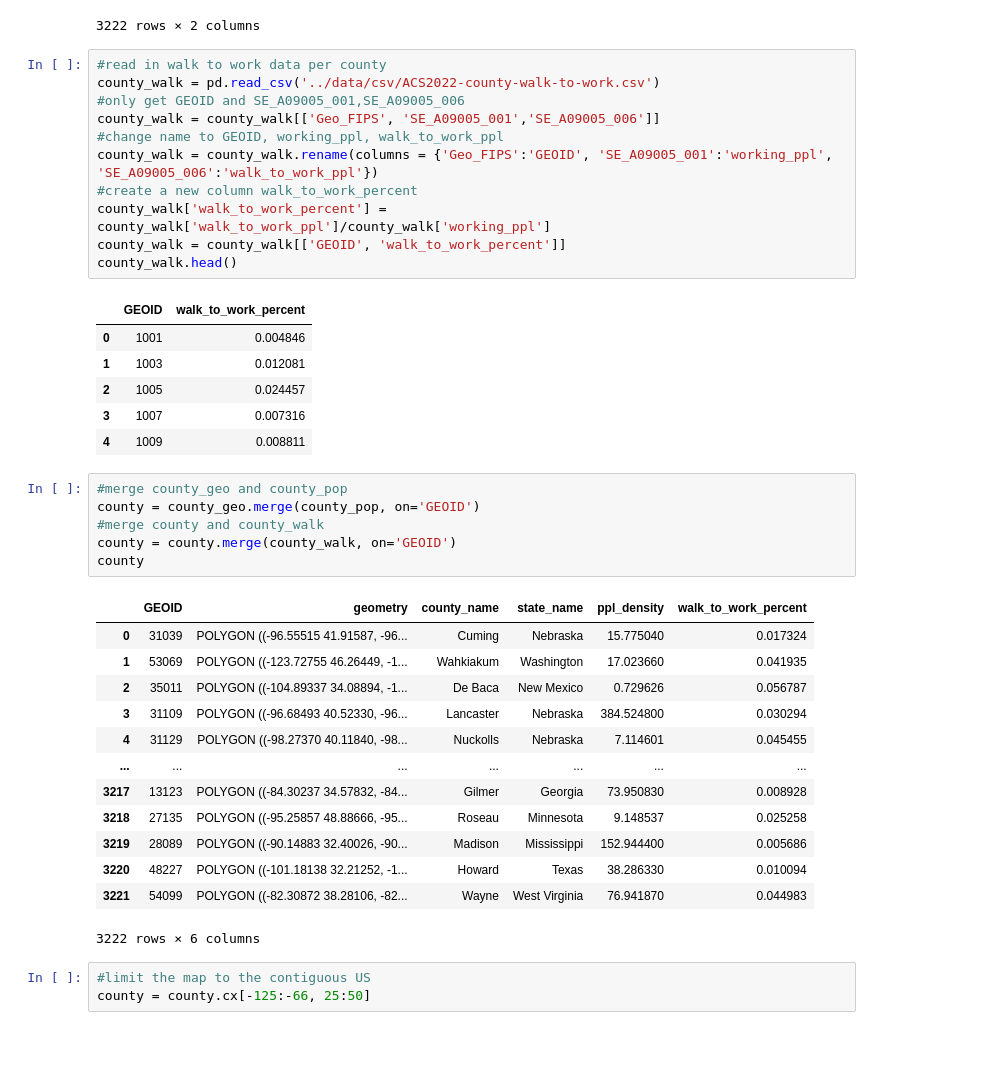
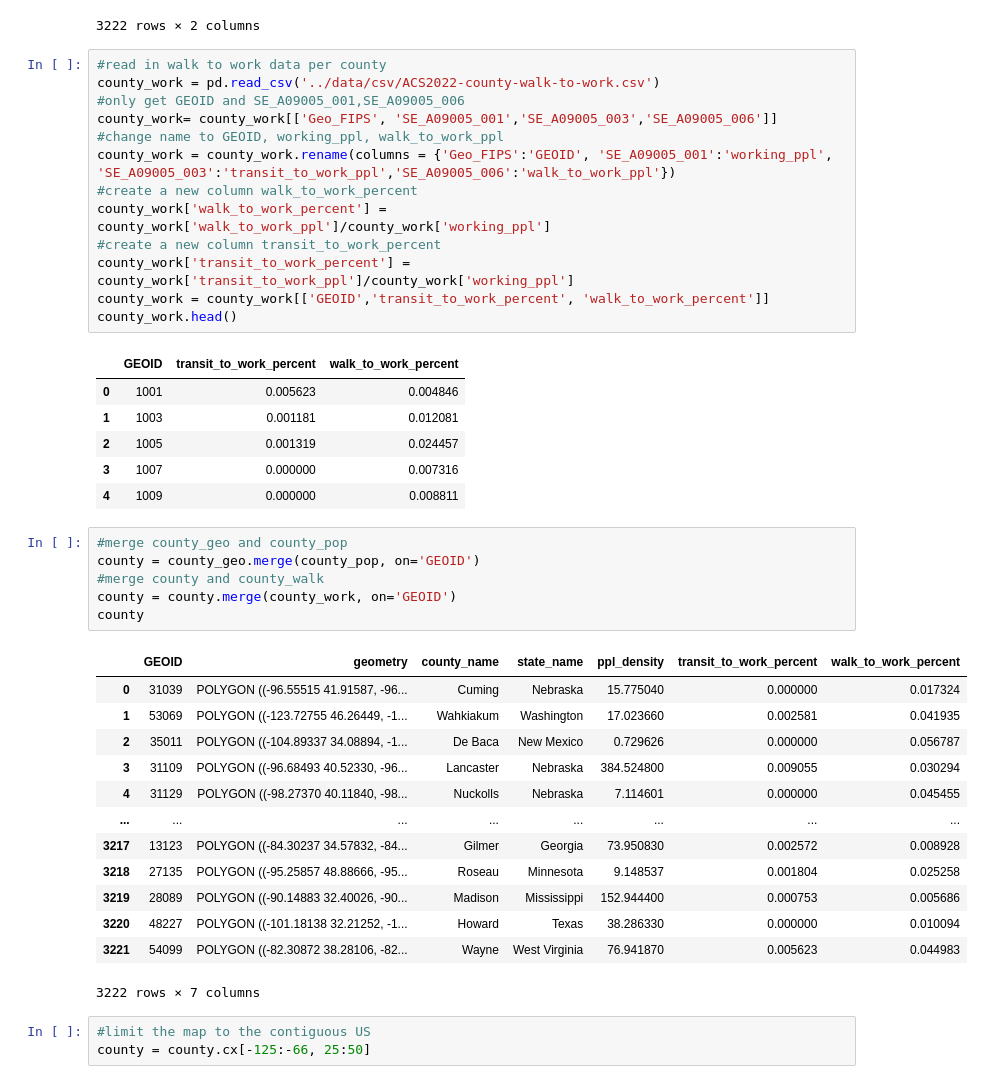
Before and after one commit to makeabilitylab/altgeoviz, a Jupyter notebook: notebooks/population_density_data.ipynb, the cells around one changed output. Drawn from its saved outputs; the diff is of its cells as text; blank space fills up the shorter version.

Commit message:
Fixed all the other bugs we found today and added transit data!

```diff
--- a/notebooks/population_density_data.ipynb
+++ b/notebooks/population_density_data.ipynb
@@ -214,42 +216,44 @@ county_pop
 3222 rows × 2 columns
 # %%
 #read in walk to work data per county
-county_walk = pd.read_csv('../data/csv/ACS2022-county-walk-to-work.csv')
+county_work = pd.read_csv('../data/csv/ACS2022-county-walk-to-work.csv')
 #only get GEOID and SE_A09005_001,SE_A09005_006
-county_walk = county_walk[['Geo_FIPS', 'SE_A09005_001','SE_A09005_006']]
+county_work= county_work[['Geo_FIPS', 'SE_A09005_001','SE_A09005_003','SE_A09005_006']]
 #change name to GEOID, working_ppl, walk_to_work_ppl
-county_walk = county_walk.rename(columns = {'Geo_FIPS':'GEOID', 'SE_A09005_001':'working_ppl', 'SE_A09005_006':'walk_to_work_ppl'})
+county_work = county_work.rename(columns = {'Geo_FIPS':'GEOID', 'SE_A09005_001':'working_ppl', 'SE_A09005_003':'transit_to_work_ppl','SE_A09005_006':'walk_to_work_ppl'})
 #create a new column walk_to_work_percent
-county_walk['walk_to_work_percent'] = county_walk['walk_to_work_ppl']/county_walk['working_ppl']
-county_walk = county_walk[['GEOID', 'walk_to_work_percent']]
-county_walk.head()
+county_work['walk_to_work_percent'] = county_work['walk_to_work_ppl']/county_work['working_ppl']
+#create a new column transit_to_work_percent
+county_work['transit_to_work_percent'] = county_work['transit_to_work_ppl']/county_work['working_ppl']
+county_work = county_work[['GEOID','transit_to_work_percent', 'walk_to_work_percent']]
+county_work.head()
 # %% [output]
-|  | GEOID | walk_to_work_percent |
-| 0 | 1001 | 0.004846 |
-| 1 | 1003 | 0.012081 |
-| 2 | 1005 | 0.024457 |
-| 3 | 1007 | 0.007316 |
-| 4 | 1009 | 0.008811 |
+|  | GEOID | transit_to_work_percent | walk_to_work_percent |
+| 0 | 1001 | 0.005623 | 0.004846 |
+| 1 | 1003 | 0.001181 | 0.012081 |
+| 2 | 1005 | 0.001319 | 0.024457 |
+| 3 | 1007 | 0.000000 | 0.007316 |
+| 4 | 1009 | 0.000000 | 0.008811 |
 # %%
 #merge county_geo and county_pop
 county = county_geo.merge(county_pop, on='GEOID')
 #merge county and county_walk
-county = county.merge(county_walk, on='GEOID')
+county = county.merge(county_work, on='GEOID')
 county
 # %% [output]
-|  | GEOID | geometry | county_name | state_name | ppl_density | walk_to_work_percent |
-| 0 | 31039 | POLYGON ((-96.55515 41.91587, -96... | Cuming | Nebraska | 15.775040 | 0.017324 |
-| 1 | 53069 | POLYGON ((-123.72755 46.26449, -1... | Wahkiakum | Washington | 17.023660 | 0.041935 |
-| 2 | 35011 | POLYGON ((-104.89337 34.08894, -1... | De Baca | New Mexico | 0.729626 | 0.056787 |
-| 3 | 31109 | POLYGON ((-96.68493 40.52330, -96... | Lancaster | Nebraska | 384.524800 | 0.030294 |
-| 4 | 31129 | POLYGON ((-98.27370 40.11840, -98... | Nuckolls | Nebraska | 7.114601 | 0.045455 |
-| ... | ... | ... | ... | ... | ... | ... |
-| 3217 | 13123 | POLYGON ((-84.30237 34.57832, -84... | Gilmer | Georgia | 73.950830 | 0.008928 |
-| 3218 | 27135 | POLYGON ((-95.25857 48.88666, -95... | Roseau | Minnesota | 9.148537 | 0.025258 |
-| 3219 | 28089 | POLYGON ((-90.14883 32.40026, -90... | Madison | Mississippi | 152.944400 | 0.005686 |
-| 3220 | 48227 | POLYGON ((-101.18138 32.21252, -1... | Howard | Texas | 38.286330 | 0.010094 |
-| 3221 | 54099 | POLYGON ((-82.30872 38.28106, -82... | Wayne | West Virginia | 76.941870 | 0.044983 |
+|  | GEOID | geometry | county_name | state_name | ppl_density | transit_to_work_percent | walk_to_work_percent |
+| 0 | 31039 | POLYGON ((-96.55515 41.91587, -96... | Cuming | Nebraska | 15.775040 | 0.000000 | 0.017324 |
+| 1 | 53069 | POLYGON ((-123.72755 46.26449, -1... | Wahkiakum | Washington | 17.023660 | 0.002581 | 0.041935 |
+| 2 | 35011 | POLYGON ((-104.89337 34.08894, -1... | De Baca | New Mexico | 0.729626 | 0.000000 | 0.056787 |
+| 3 | 31109 | POLYGON ((-96.68493 40.52330, -96... | Lancaster | Nebraska | 384.524800 | 0.009055 | 0.030294 |
+| 4 | 31129 | POLYGON ((-98.27370 40.11840, -98... | Nuckolls | Nebraska | 7.114601 | 0.000000 | 0.045455 |
+| ... | ... | ... | ... | ... | ... | ... | ... |
+| 3217 | 13123 | POLYGON ((-84.30237 34.57832, -84... | Gilmer | Georgia | 73.950830 | 0.002572 | 0.008928 |
+| 3218 | 27135 | POLYGON ((-95.25857 48.88666, -95... | Roseau | Minnesota | 9.148537 | 0.001804 | 0.025258 |
+| 3219 | 28089 | POLYGON ((-90.14883 32.40026, -90... | Madison | Mississippi | 152.944400 | 0.000753 | 0.005686 |
+| 3220 | 48227 | POLYGON ((-101.18138 32.21252, -1... | Howard | Texas | 38.286330 | 0.000000 | 0.010094 |
+| 3221 | 54099 | POLYGON ((-82.30872 38.28106, -82... | Wayne | West Virginia | 76.941870 | 0.005623 | 0.044983 |
-3222 rows × 6 columns
+3222 rows × 7 columns
 # %%
 #limit the map to the contiguous US
 county = county.cx[-125:-66, 25:50]
```
Also changed, not shown: parts of 14 cells of this notebook, 4 other files.
